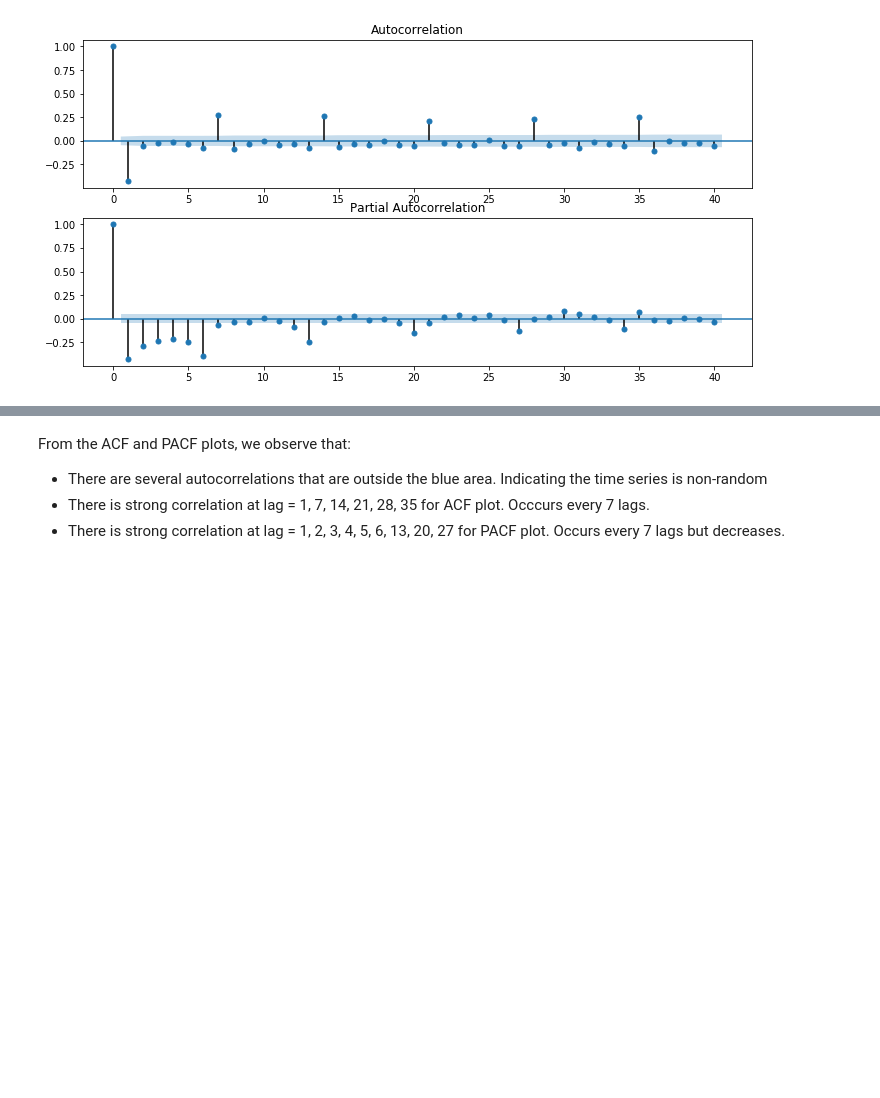
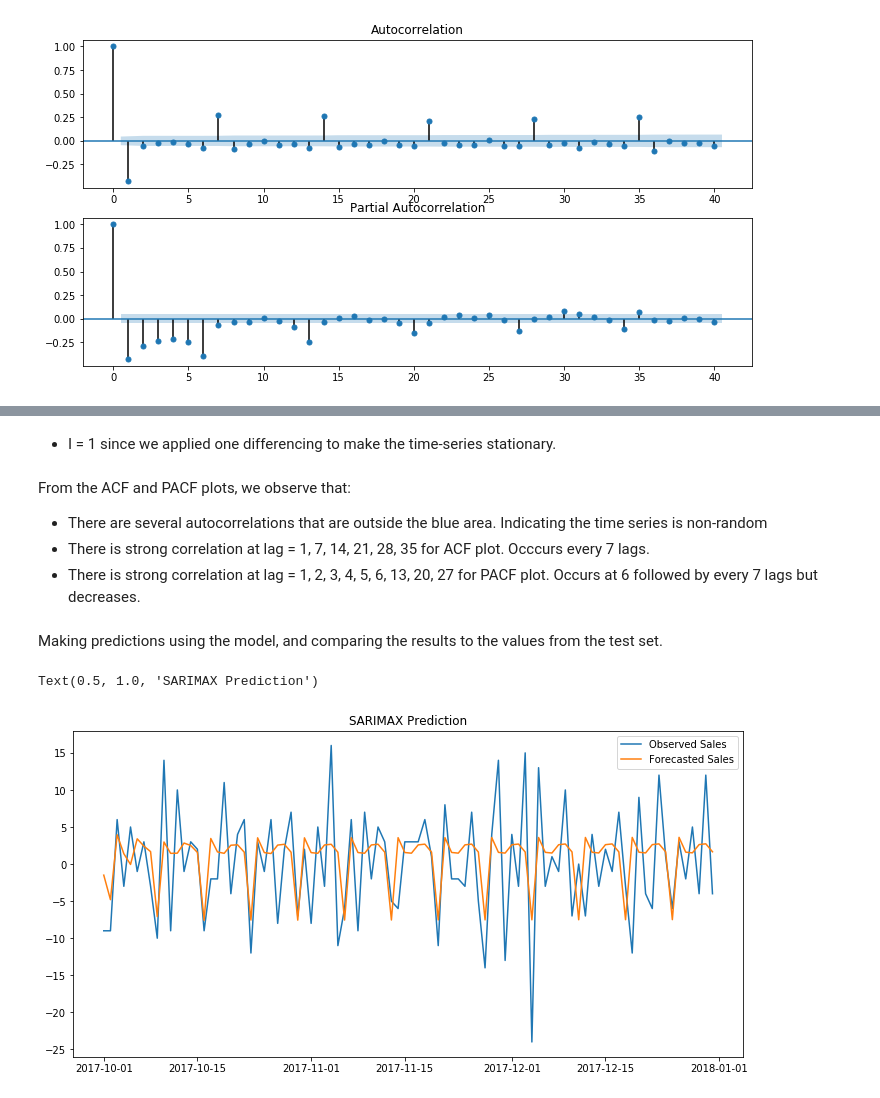
Before and after one commit to zhikaichen99/DemandForecasting, a Jupyter notebook: notebooks/ARIMA_model.ipynb, the cells around one changed output, grey strips where cells are left out. Drawn from its saved outputs; the diff is of its cells as text; code cells hidden in the pictures; blank space fills up the shorter version.

Commit message:
predictions using SARIMAX model

```diff
--- a/notebooks/ARIMA_model.ipynb
+++ b/notebooks/ARIMA_model.ipynb
@@ -212,6 +230,37 @@ axes[1] = plot_pacf(first_diff, ax = axes[1], lags = 40)
+# %% [markdown]
+* I = 1 since we applied one differencing to make the time-series stationary.
 # %% [markdown]
 From the ACF and PACF plots, we observe that:
 
 * There are several autocorrelations that are outside the blue area. Indicating the time series is non-random
 * There is strong correlation at lag = 1, 7, 14, 21, 28, 35 for ACF plot. Occcurs every 7 lags.
-* There is strong correlation at lag = 1, 2, 3, 4, 5, 6, 13, 20, 27 for PACF plot. Occurs every 7 lags but decreases.
+* There is strong correlation at lag = 1, 2, 3, 4, 5, 6, 13, 20, 27 for PACF plot. Occurs at 6 followed by every 7 lags but decreases.
+# %%
+first_diff_test= first_diff
+first_diff_test.index = pd.to_datetime(first_diff_test.index)
+
+data_1_1_test = data_1_1
+data_1_1_test.index = pd.to_datetime(data_1_1_test.index)
+# %%
+cutoff_date = '2017-10-01'
+
+train = first_diff.loc[first_diff.index < cutoff_date]
+test = first_diff.loc[first_diff.index >= cutoff_date]
+
+model = sm.tsa.SARIMAX(train, trend = 'n',
+                      order = (6,1,0), seasonal_order = (0,1,1,7))
+
+results = model.fit(disp = True)
+# %% [markdown]
+Making predictions using the model, and comparing the results to the values from the test set.
+# %%
+predictions = results.predict(
+    start = cutoff_date, end = '2017-12-31', dynamic = False)
+fig = plt.figure(figsize = (12,6))
+sales = plt.plot(first_diff_test[cutoff_date:], label = 'Observed Sales')
+forecast = plt.plot(predictions, label = 'Forecasted Sales')
+plt.legend(loc = 'best')
+plt.title("SARIMAX Prediction")
+# %% [output]
+Text(0.5, 1.0, 'SARIMAX Prediction')
+[figure, added]
```
Also changed, not shown: parts of 6 cells of this notebook.
